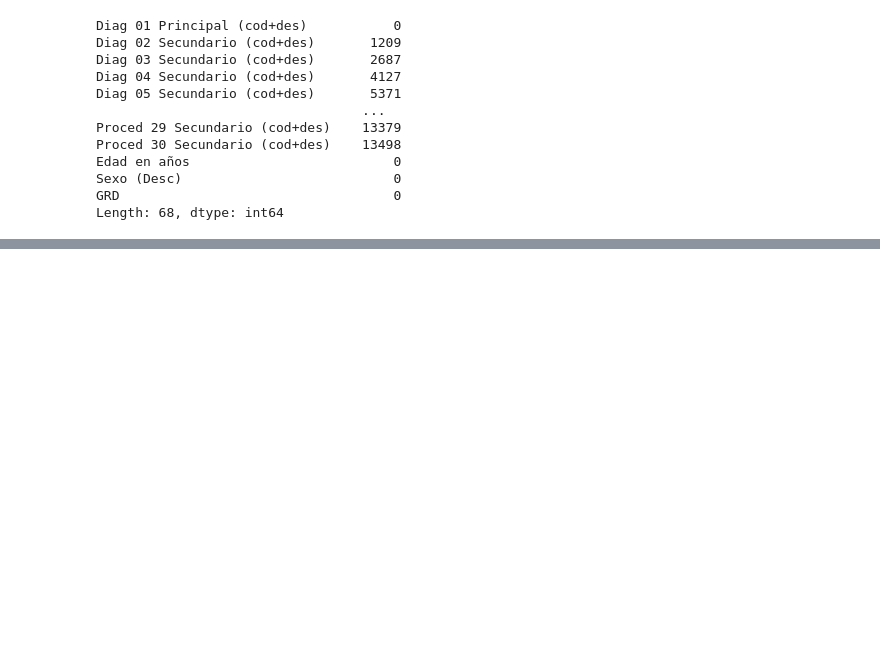
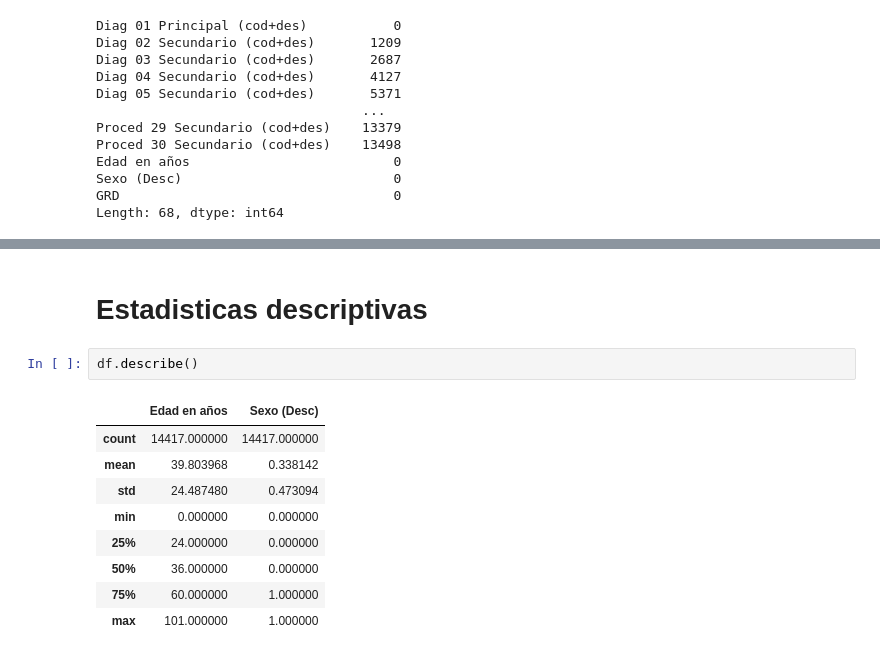
Before and after one commit to vcrdovacastillo/Universidad-4-1, a Jupyter notebook: Untitled.ipynb, the cells around one changed output, grey strips where cells are left out. Drawn from its saved outputs; the diff is of its cells as text; blank space fills up the shorter version.

```diff
--- a/Untitled.ipynb
+++ b/Untitled.ipynb
@@ -77,0 +88,14 @@ def desc_num_feature(numerical_features):
+# %% [markdown]
+<h1> Estadisticas descriptivas
+# %%
+df.describe()
+# %% [output]
+|  | Edad en años | Sexo (Desc) |
+| count | 14417.000000 | 14417.000000 |
+| mean | 39.803968 | 0.338142 |
+| std | 24.487480 | 0.473094 |
+| min | 0.000000 | 0.000000 |
+| 25% | 24.000000 | 0.000000 |
+| 50% | 36.000000 | 0.000000 |
+| 75% | 60.000000 | 1.000000 |
+| max | 101.000000 | 1.000000 |
```
Also changed, not shown: parts of 11 cells of this notebook.
